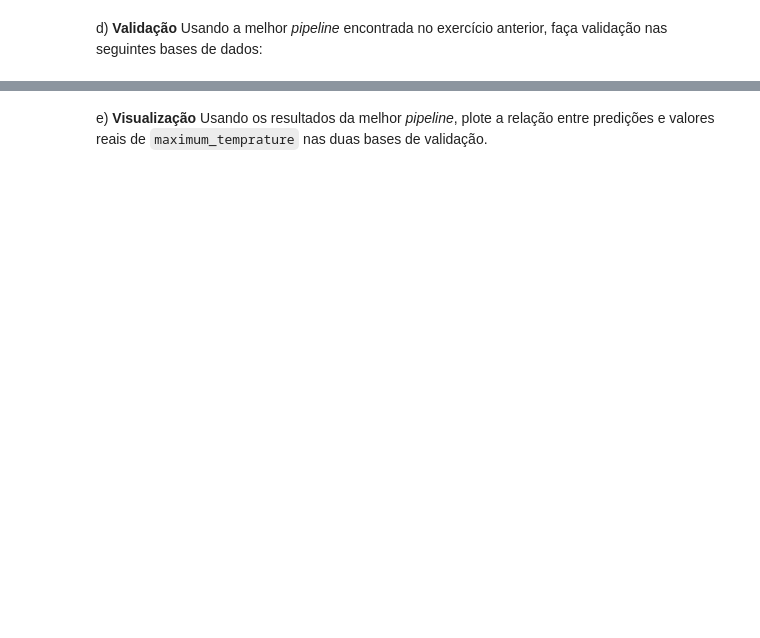
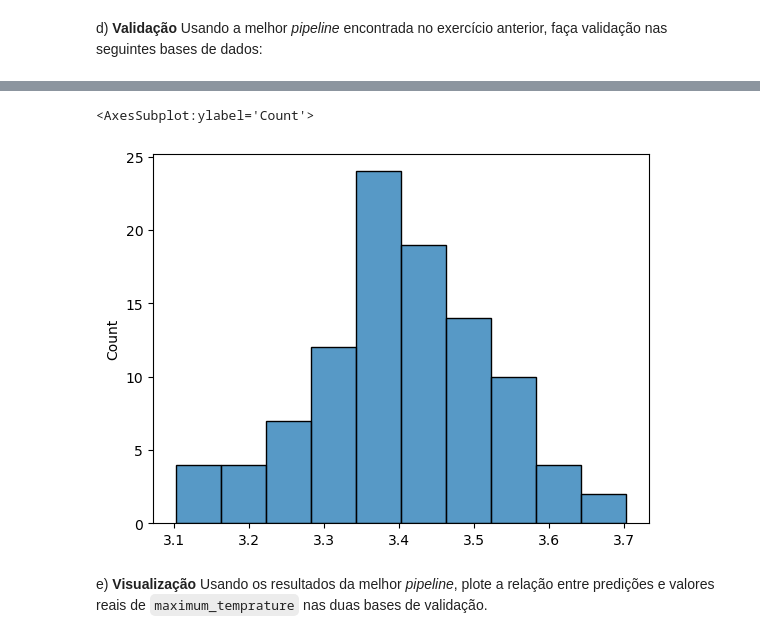
Before and after one commit to yltaba/dcp-machine-learning, a Jupyter notebook: aula_6/exercicios_aula_6.ipynb, the cells around one changed output, grey strips where cells are left out. Cells and saved outputs as stored; diff of their text form; code cells hidden in the pictures; blank space fills up the shorter version.

```diff
--- a/aula_6/exercicios_aula_6.ipynb
+++ b/aula_6/exercicios_aula_6.ipynb
@@ -153,5 +167,6 @@ X_camp = campinas.loc[:, dados.columns != 'maximum_temprature']
 # Clima em Southampton
 southampton = 'https://raw.githubusercontent.com/jacobwright32/Web_Scraper_AI_Core_Project/master/web%20scraping/Cleaned%20Data/United%20Kingdom_Southampton_Cleaned.csv'
 southampton = pd.read_csv(southampton)
+southampton = southampton.select_dtypes(['number'])
 y_sh = southampton['maximum_temprature']
 X_sh = southampton.loc[:, southampton.columns != 'maximum_temprature']
@@ -158,2 +181,7 @@ X_sh = southampton.loc[:, southampton.columns != 'maximum_temprature']
+# %%
+sns.histplot(rmse_scale_poly_mars_southampton)
+# %% [output]
+<AxesSubplot:ylabel='Count'>
+[figure, added]
 # %% [markdown]
 e) **Visualização** Usando os resultados da melhor *pipeline*, plote a relação entre predições e valores reais de `maximum_temprature` nas duas bases de validação.
```
Also changed, not shown: parts of 17 cells of this notebook.
